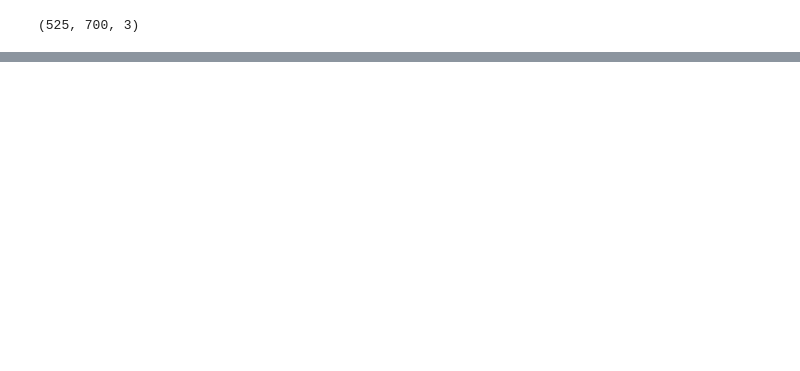
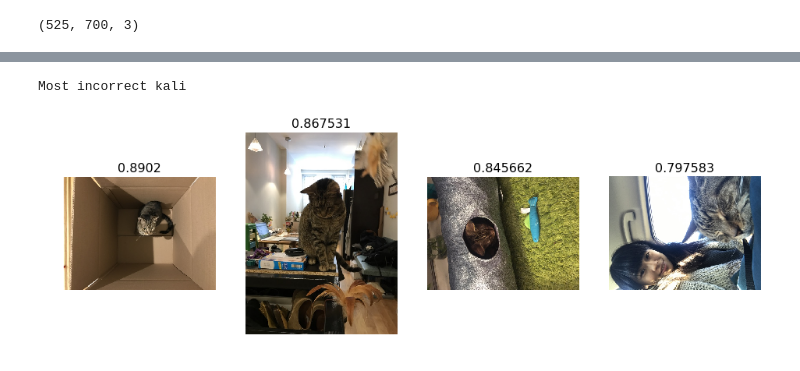
Before and after one commit to ktc312/Ringo_or_Kali, a Jupyter notebook: K_R_classifier.ipynb, the cells around one changed output, grey strips where cells are left out. Saved outputs shown, nothing was run; the diff lists cells and outputs as text; code cells hidden in the pictures; blank space fills up the shorter version.

```diff
--- a/K_R_classifier.ipynb
+++ b/K_R_classifier.ipynb
@@ -118,3 +161,6 @@ plot_val_with_title(most_by_correct(1, True), "Most correct dogs")
 # %%
-plot_val_with_title(most_by_correct(0, False), "Most incorrect cats")
+plot_val_with_title(most_by_correct(0, False), "Most incorrect kali")
+# %% [output]
+Most incorrect kali
+[figure, added]
 # %%
```
Also changed, not shown: parts of 16 cells of this notebook.
